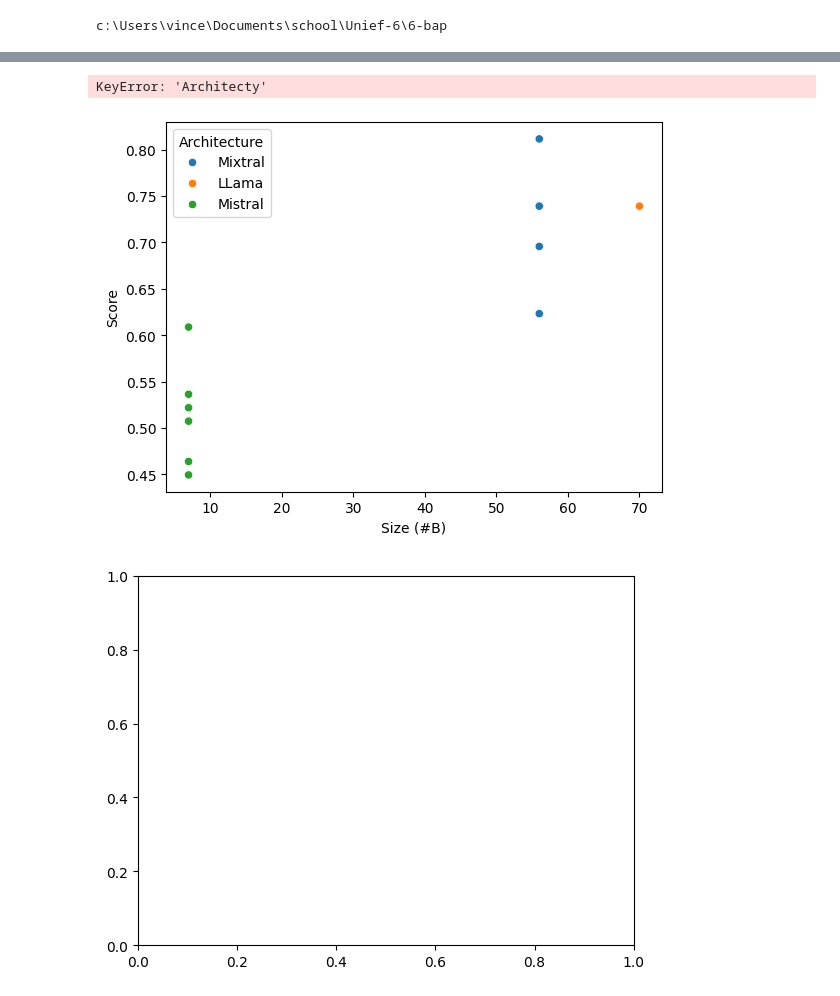
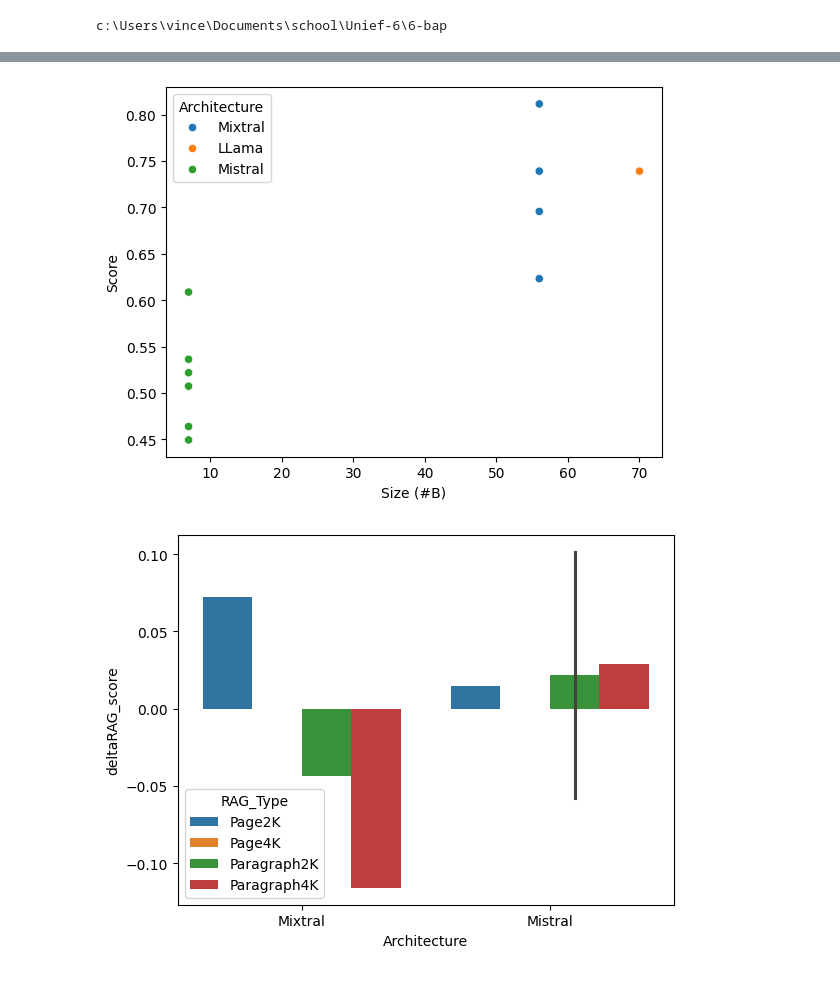
Before and after one commit to centmeteenvin/6-bap, a Jupyter notebook: chatbot_domain/scripts/data_analysis.ipynb, the cells around one changed output, grey strips where cells are left out. Saved outputs shown, nothing was run; the diff lists cells and outputs as text; code cells hidden in the pictures.

```diff
--- a/chatbot_domain/scripts/data_analysis.ipynb
+++ b/chatbot_domain/scripts/data_analysis.ipynb
@@ -85,23 +85,23 @@ print(data)
 # %%
 import matplotlib.pyplot as plt
 import matplotlib.lines as lines
 import numpy as np
 import seaborn as sns
 
 fig1, ax1 = plt.subplots()
 sns.scatterplot(x='Size (#B)', y='Score', hue='Architecture', data=data, ax=ax1)
 fig2, ax2 = plt.subplots()
 dfRAGNoLLama = data[(data['RAG_Type'] != 'None') & (data['Architecture'] != 'LLama')]
 ind = np.arange(len(dfRAGNoLLama['Architecture'].unique()))
 for i, ragType in enumerate(dfRAGNoLLama['RAG_Type'].unique()):
-    values = [dfRAGNoLLama[dfRAGNoLLama[dfRAGNoLLama['Architecture'] == architecture & dfRAGNoLLama['RAG_Type'] == ragType]] for architecture in dfRAGNoLLama['Architecty'].unique()]
-    ax2.bar(ind + i*50, values, 50, label=ragType)
+    values = [dfRAGNoLLama[(dfRAGNoLLama['Architecture'] == architecture) & (dfRAGNoLLama['RAG_Type'] == ragType)]['deltaRAG_score'] for architecture in dfRAGNoLLama['Architecture'].unique()]
+
+sns.barplot(x='Architecture', y= 'deltaRAG_score', hue=	'RAG_Type', data=dfRAGNoLLama, ax=ax2)
 
 
 
 # ax2.add_line(lines.Line2D([0, 4096], [0, 0]))
 plt.show()
 # %% [output]
-KeyError: 'Architecty'
 [figure]
-[figure, old version]
+[figure, new version]
```
Also changed, not shown: 2 other files.
